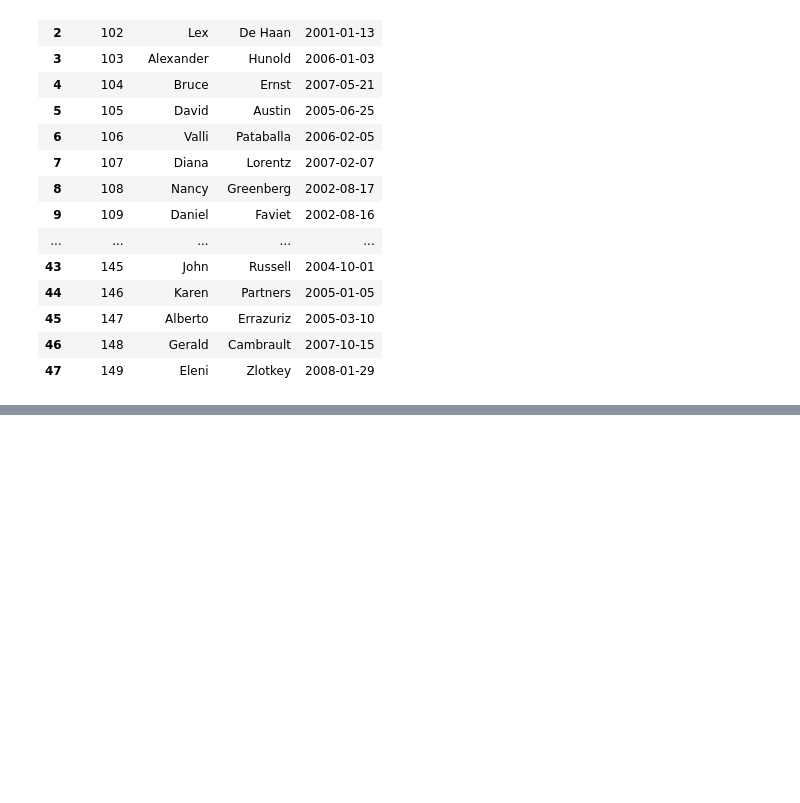
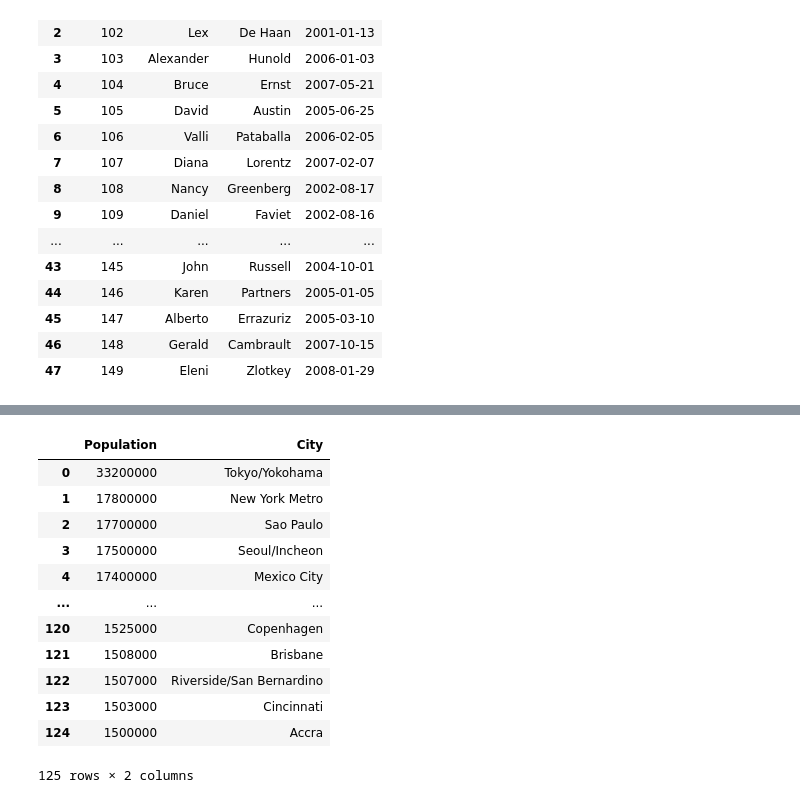
Before and after one commit to Z3R0xd/exercise-28-april, a Jupyter notebook: 08_May_2025/pandas_example.ipynb, the cells around one changed output, grey strips where cells are left out. Cells and saved outputs as stored; diff of their text form; code cells hidden in the pictures; blank space fills up the shorter version.

```diff
--- a/08_May_2025/pandas_example.ipynb
+++ b/08_May_2025/pandas_example.ipynb
@@ -129,0 +161,16 @@ emp
+# %%
+tsv_df.loc[ : , ["Population", 'City']]
+# %% [output]
+|  | Population | City |
+| 0 | 33200000 | Tokyo/Yokohama |
+| 1 | 17800000 | New York Metro |
+| 2 | 17700000 | Sao Paulo |
+| 3 | 17500000 | Seoul/Incheon |
+| 4 | 17400000 | Mexico City |
+| ... | ... | ... |
+| 120 | 1525000 | Copenhagen |
+| 121 | 1508000 | Brisbane |
+| 122 | 1507000 | Riverside/San Bernardino |
+| 123 | 1503000 | Cincinnati |
+| 124 | 1500000 | Accra |
+125 rows × 2 columns
```
Also changed, not shown: parts of 2 cells of this notebook, 2 other files.
